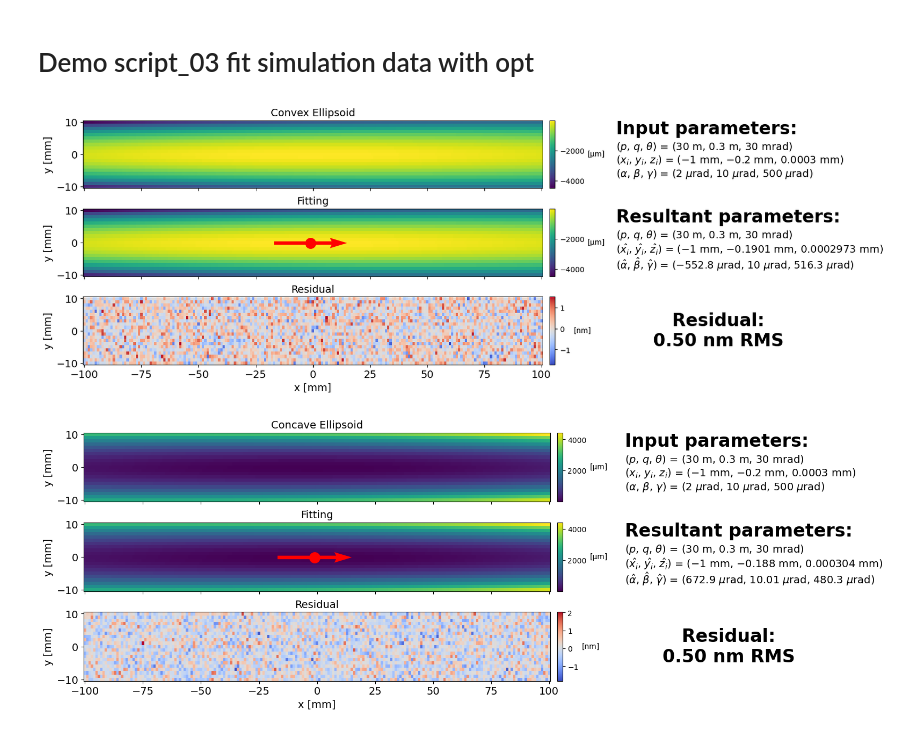
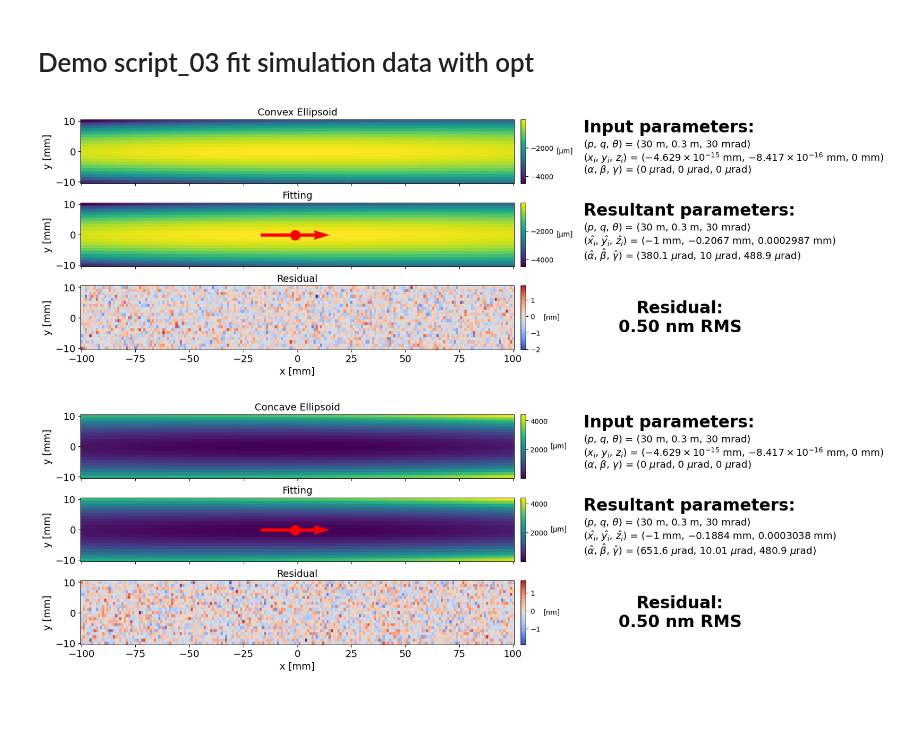
Before and after one commit to nsls2omf/xmf, a Jupyter notebook: python/demo_script_03_fit_simulation_data_with_opt.ipynb, the cells around one changed output. Cells and saved outputs as stored; diff of their text form; code cells hidden in the pictures; blank space fills up the shorter version.

Commit message:
update python code for intial parameters

```diff
--- a/python/demo_script_03_fit_simulation_data_with_opt.ipynb
+++ b/python/demo_script_03_fit_simulation_data_with_opt.ipynb
@@ -70,21 +70,21 @@ opt_dict = {
 # %%
 ## 2.1. Convex Ellipsoid (CVXE)
 
 z2d = xmf.generate_2d_curved_surface_height(xmf.standard_convex_ellipsoid_height, x2d, y2d, abs_p, abs_q, theta, x_i, y_i, z_i, alpha, beta, gamma)
 z2d_measured = z2d + np.random.randn(z2d.shape[0], z2d.shape[1])*height_measurement_noise_std
-z2d_res, z2d_fit, opt_params_dict, opt_params_ci_dict, _ = xmf.fit_convex_ellipsoid_height(x2d, y2d, z2d_measured, input_params_dict, opt_dict)
-xmf.fig_show_2d_fitting_map(x2d, y2d, z2d_measured, z2d_fit, z2d_res, true_params_dict, opt_params_dict, opt_params_ci_dict, 'Convex Ellipsoid')
+z2d_res, z2d_fit, opt_params_dict, opt_params_ci_dict, init_params_dict = xmf.fit_convex_ellipsoid_height(x2d, y2d, z2d_measured, input_params_dict, opt_dict)
+xmf.fig_show_2d_fitting_map(x2d, y2d, z2d_measured, z2d_fit, z2d_res, init_params_dict, opt_params_dict, opt_params_ci_dict, 'Convex Ellipsoid')
 # %% [output]
-[figure, old version]
+[figure, new version]
 # %%
 ## 2.2. Concave Ellipsoid (CCVE)
 
 z2d = xmf.generate_2d_curved_surface_height(xmf.standard_concave_ellipsoid_height, x2d, y2d, abs_p, abs_q, theta, x_i, y_i, z_i, alpha, beta, gamma)
 z2d_measured = z2d + np.random.randn(z2d.shape[0], z2d.shape[1])*height_measurement_noise_std
-z2d_res, z2d_fit, opt_params_dict, opt_params_ci_dict, _ = xmf.fit_concave_ellipsoid_height(x2d, y2d, z2d_measured, input_params_dict, opt_dict)
-xmf.fig_show_2d_fitting_map(x2d, y2d, z2d_measured, z2d_fit, z2d_res, true_params_dict, opt_params_dict, opt_params_ci_dict,'Concave Ellipsoid')
+z2d_res, z2d_fit, opt_params_dict, opt_params_ci_dict, init_params_dict = xmf.fit_concave_ellipsoid_height(x2d, y2d, z2d_measured, input_params_dict, opt_dict)
+xmf.fig_show_2d_fitting_map(x2d, y2d, z2d_measured, z2d_fit, z2d_res, init_params_dict, opt_params_dict, opt_params_ci_dict,'Concave Ellipsoid')
 # %% [output]
-[figure, old version]
+[figure, new version]
 # %%
 ## 3.1. Convex Elliptic Cylinder (CVXEC)
 
```
Also changed, not shown: parts of 8 cells of this notebook, 6 other files.
